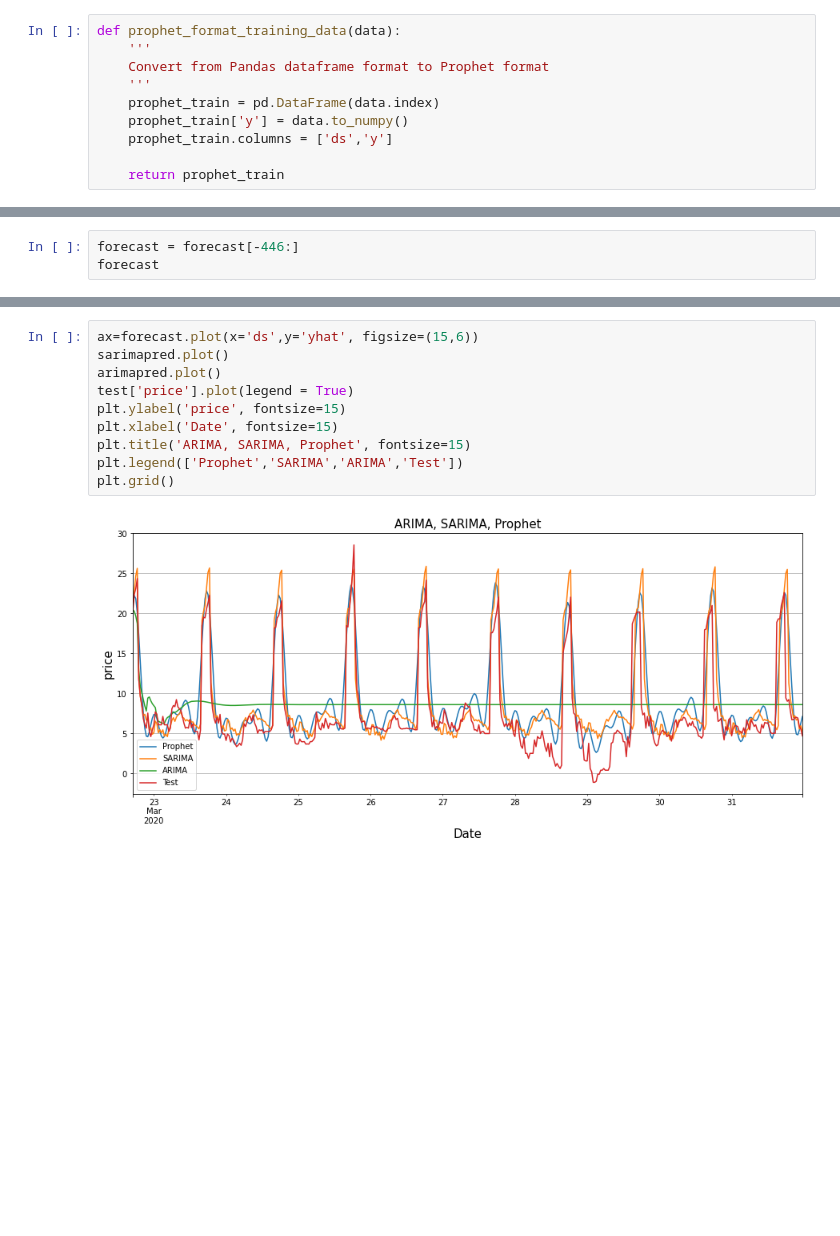
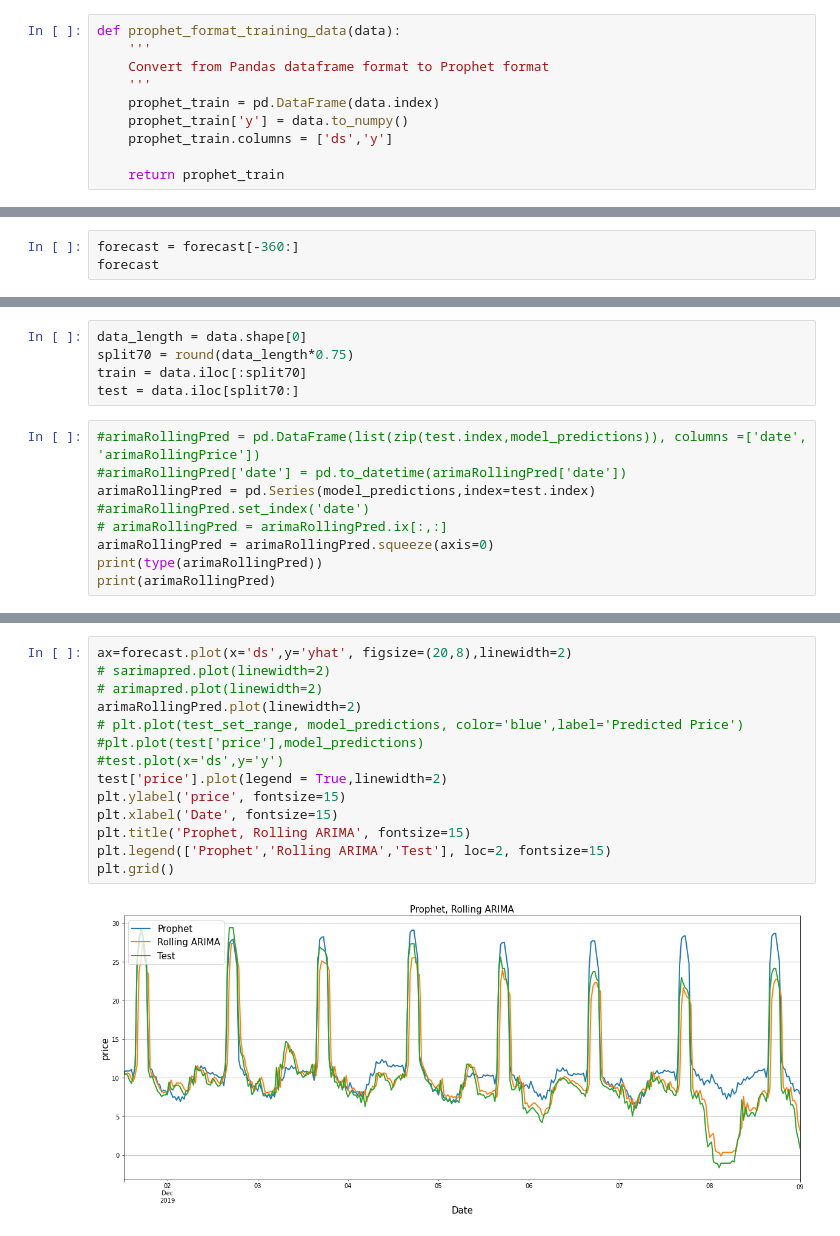
Before and after one commit to Henchen99/BEng-Project, a Jupyter notebook: Time_series_forecasting/Redo_TOU_predict_1_month_march_2020.ipynb, the cells around one changed output, grey strips where cells are left out. Drawn from its saved outputs; the diff is of its cells as text; blank space fills up the shorter version.

```diff
--- a/Time_series_forecasting/Redo_TOU_predict_1_month_march_2020.ipynb
+++ b/Time_series_forecasting/Redo_TOU_predict_1_month_march_2020.ipynb
@@ -481,0 +790,3 @@ Text(0.5, 1.0, 'Prophet Forecast for non random train test split')
+# %%
+forecast = forecast[-360:]
+forecast
@@ -499,3 +856,0 @@ test
-# %%
-forecast = forecast[-446:]
-forecast
@@ -523,0 +1000,14 @@ Prophet MAE:  2.34225278177861
+# %%
+data_length = data.shape[0]
+split70 = round(data_length*0.75)
+train = data.iloc[:split70]
+test = data.iloc[split70:]
+# %%
+#arimaRollingPred = pd.DataFrame(list(zip(test.index,model_predictions)), columns =['date', 'arimaRollingPrice'])
+#arimaRollingPred['date'] = pd.to_datetime(arimaRollingPred['date'])
+arimaRollingPred = pd.Series(model_predictions,index=test.index)
+#arimaRollingPred.set_index('date')
+# arimaRollingPred = arimaRollingPred.ix[:,:]
+arimaRollingPred = arimaRollingPred.squeeze(axis=0)
+print(type(arimaRollingPred))
+print(arimaRollingPred)
@@ -524,12 +1086,16 @@ Prophet MAE:  2.34225278177861
 # %%
-ax=forecast.plot(x='ds',y='yhat', figsize=(15,6))
-sarimapred.plot()
-arimapred.plot()
-test['price'].plot(legend = True)
+ax=forecast.plot(x='ds',y='yhat', figsize=(20,8),linewidth=2)
+# sarimapred.plot(linewidth=2)
+# arimapred.plot(linewidth=2)
+arimaRollingPred.plot(linewidth=2)
+# plt.plot(test_set_range, model_predictions, color='blue',label='Predicted Price')
+#plt.plot(test['price'],model_predictions)
+#test.plot(x='ds',y='y')
+test['price'].plot(legend = True,linewidth=2)
 plt.ylabel('price', fontsize=15)
 plt.xlabel('Date', fontsize=15)
-plt.title('ARIMA, SARIMA, Prophet', fontsize=15)
-plt.legend(['Prophet','SARIMA','ARIMA','Test'])
+plt.title('Prophet, Rolling ARIMA', fontsize=15)
+plt.legend(['Prophet','Rolling ARIMA','Test'], loc=2, fontsize=15)
 plt.grid()
 # %% [output]
-[figure, old version]
+[figure, new version]
```
Also changed, not shown: parts of 140 cells of this notebook.
